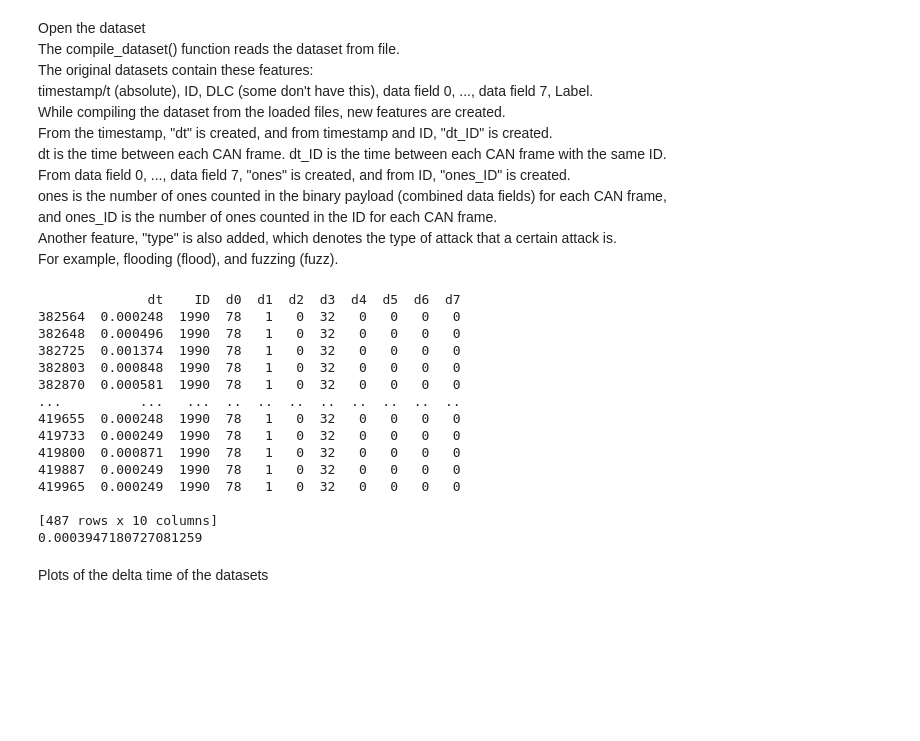
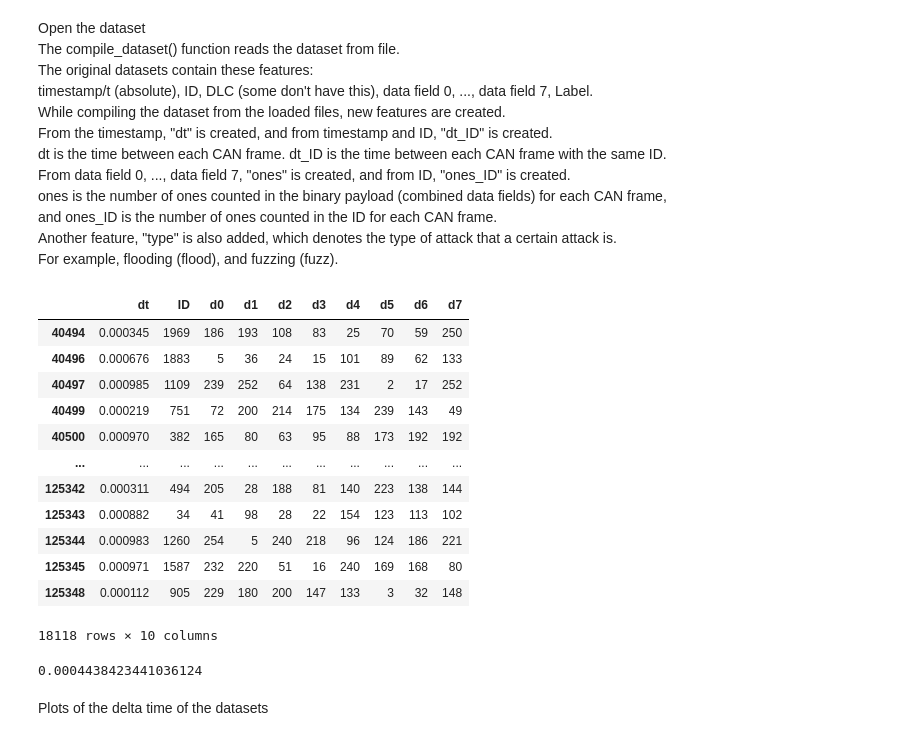
Before and after one commit to hampu5/ml-classify, a Jupyter notebook: ml_classify/main-notebook.ipynb, the cells around one changed output. Drawn from its saved outputs; the diff is of its cells as text; code cells hidden in the pictures; blank space fills up the shorter version.

```diff
--- a/ml_classify/main-notebook.ipynb
+++ b/ml_classify/main-notebook.ipynb
@@ -35,46 +35,45 @@ For example, flooding (flood), and fuzzing (fuzz).
 # %%
 from compiledataset import load_dataset, compile_dataset
 
 PATH = "/home/hampus/miun/master_thesis/Datasets"
 
 datasets = {}
 
 # dataset: pd.DataFrame = load_dataset(PATH + "/ORNL", "data_a.csv")
 # dataset["remarks"] = "No DLC available"
 # datasets["ROAD"] = dataset.to_dict("records")
 
-# dataset: pd.DataFrame = load_dataset(PATH + "/Survival", "data.csv")
+dataset: pd.DataFrame = load_dataset(PATH + "/Survival", "data.csv", "Fuzzy_dataset_SONATA")
+dataset["remarks"] = "-"
+datasets["Survival"] = dataset.to_dict("records")
+
+# dataset: pd.DataFrame = load_dataset(PATH + "/Hisingen", "data.csv")
 # dataset["remarks"] = "-"
-# datasets["Survival"] = dataset.to_dict("records")
-
-dataset: pd.DataFrame = load_dataset(PATH + "/Hisingen", "data.csv")
-dataset["remarks"] = "-"
-datasets["Hisingen"] = dataset.to_dict("records")
+# datasets["Hisingen"] = dataset.to_dict("records")
 
 
 df = compile_dataset(datasets)
 
 dataset = None # Release memory, as it isn't used for now
 datasets = None
 
 display(df[df["Label"] == 1][["dt", "ID", "d0", "d1", "d2", "d3", "d4", "d5", "d6", "d7"]])
 print(df["dt"].mean())
 # %% [output]
+|  | dt | ID | d0 | d1 | d2 | d3 | d4 | d5 | d6 | d7 |
+| 40494 | 0.000345 | 1969 | 186 | 193 | 108 | 83 | 25 | 70 | 59 | 250 |
+| 40496 | 0.000676 | 1883 | 5 | 36 | 24 | 15 | 101 | 89 | 62 | 133 |
+| 40497 | 0.000985 | 1109 | 239 | 252 | 64 | 138 | 231 | 2 | 17 | 252 |
+| 40499 | 0.000219 | 751 | 72 | 200 | 214 | 175 | 134 | 239 | 143 | 49 |
+| 40500 | 0.000970 | 382 | 165 | 80 | 63 | 95 | 88 | 173 | 192 | 192 |
+| ... | ... | ... | ... | ... | ... | ... | ... | ... | ... | ... |
+| 125342 | 0.000311 | 494 | 205 | 28 | 188 | 81 | 140 | 223 | 138 | 144 |
+| 125343 | 0.000882 | 34 | 41 | 98 | 28 | 22 | 154 | 123 | 113 | 102 |
+| 125344 | 0.000983 | 1260 | 254 | 5 | 240 | 218 | 96 | 124 | 186 | 221 |
+| 125345 | 0.000971 | 1587 | 232 | 220 | 51 | 16 | 240 | 169 | 168 | 80 |
+| 125348 | 0.000112 | 905 | 229 | 180 | 200 | 147 | 133 | 3 | 32 | 148 |
-              dt    ID  d0  d1  d2  d3  d4  d5  d6  d7
-382564  0.000248  1990  78   1   0  32   0   0   0   0
-382648  0.000496  1990  78   1   0  32   0   0   0   0
-382725  0.001374  1990  78   1   0  32   0   0   0   0
-382803  0.000848  1990  78   1   0  32   0   0   0   0
-382870  0.000581  1990  78   1   0  32   0   0   0   0
-...          ...   ...  ..  ..  ..  ..  ..  ..  ..  ..
-419655  0.000248  1990  78   1   0  32   0   0   0   0
-419733  0.000249  1990  78   1   0  32   0   0   0   0
-419800  0.000871  1990  78   1   0  32   0   0   0   0
-419887  0.000249  1990  78   1   0  32   0   0   0   0
-419965  0.000249  1990  78   1   0  32   0   0   0   0
-
-[487 rows x 10 columns]
-0.0003947180727081259
+18118 rows × 10 columns
+0.0004438423441036124
 # %% [markdown]
 Plots of the delta time of the datasets
 # %%
```
Also changed, not shown: parts of 1 cell of this notebook, 4 other files.
